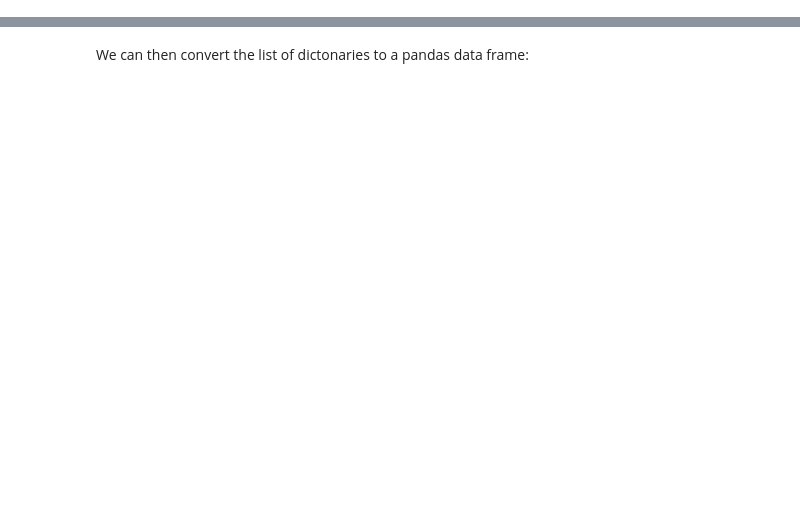
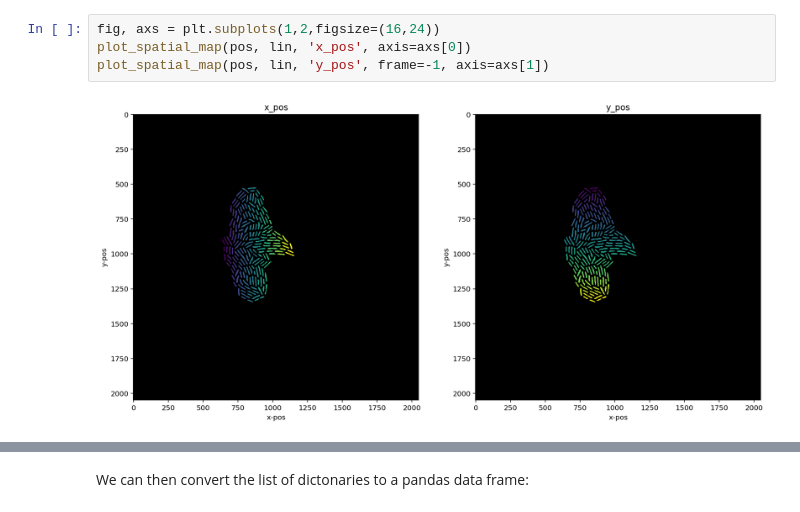
Before and after one commit to sib-swiss/spring_school_bioinformatics_microbiology, a Jupyter notebook: projects/project2/Project2B/2_post_processing_delta.ipynb, the cells around one changed output, grey strips where cells are left out. Cells and saved outputs as stored; diff of their text form; blank space fills up the shorter version.

```diff
--- a/projects/project2/Project2B/2_post_processing_delta.ipynb
+++ b/projects/project2/Project2B/2_post_processing_delta.ipynb
@@ -205,0 +313,6 @@ def add_lineage_info(lineage):
+# %%
+fig, axs = plt.subplots(1,2,figsize=(16,24))
+plot_spatial_map(pos, lin, 'x_pos', axis=axs[0])
+plot_spatial_map(pos, lin, 'y_pos', frame=-1, axis=axs[1])
+# %% [output]
+[figure, added]
```
Also changed, not shown: parts of 84 cells of this notebook, 11 other files.
